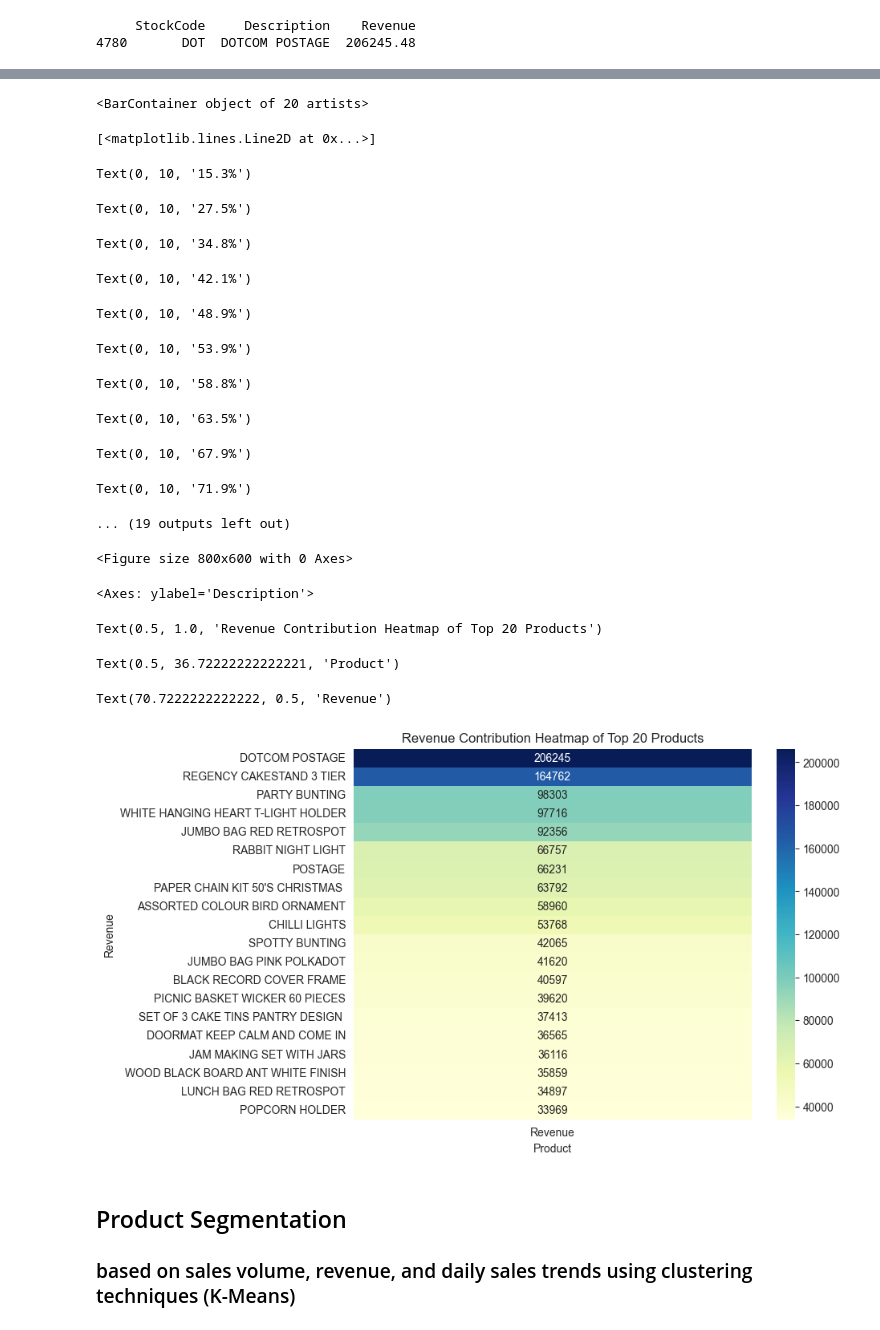
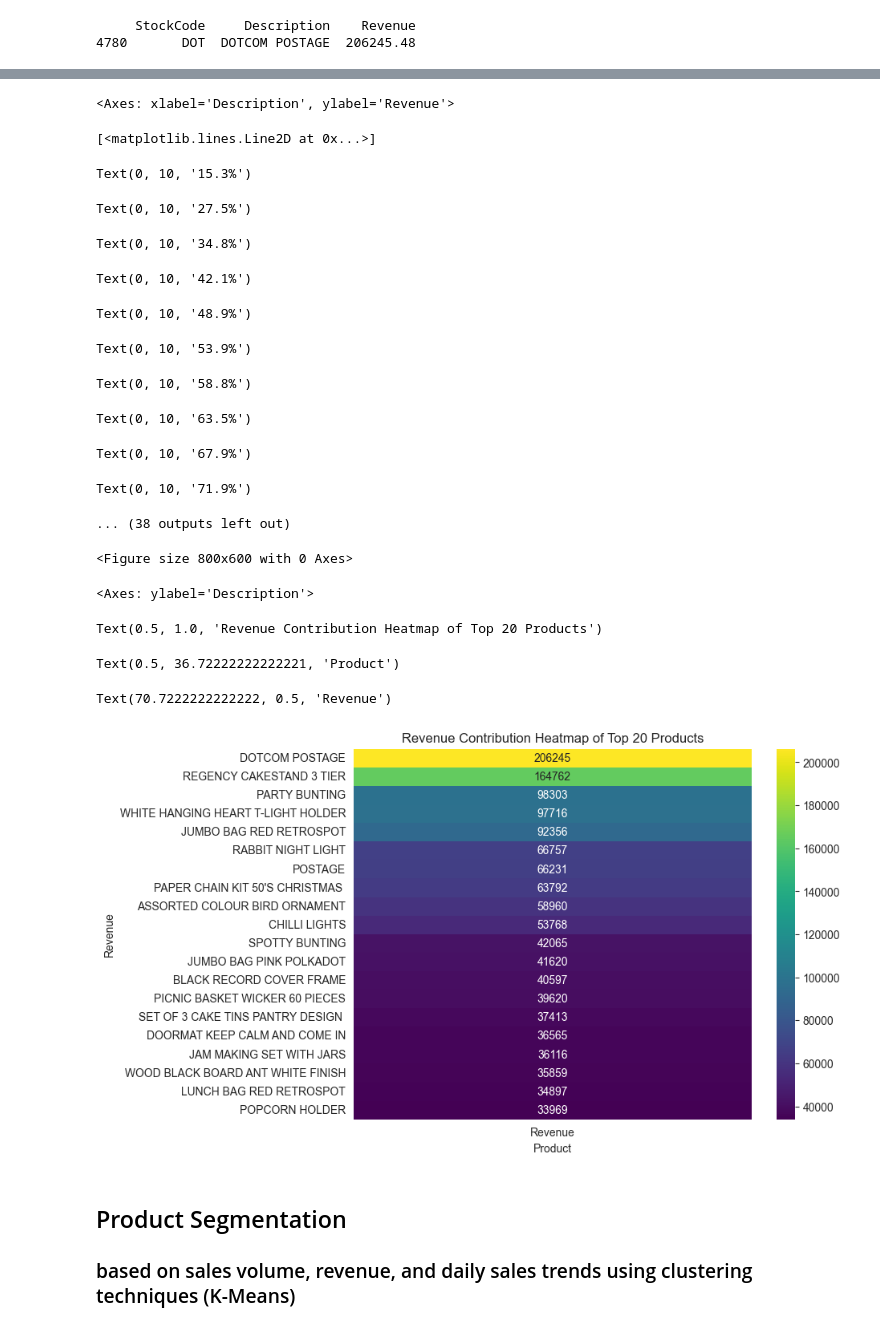
Before and after one commit to skanw/KEDGE_Python-Project_2425, a Jupyter notebook: Project/Suranjana_customerSegmentation.ipynb, the cells around one changed output, grey strips where cells are left out. Saved outputs shown, nothing was run; the diff lists cells and outputs as text; code cells hidden in the pictures.

Commit message:
Revenue analysis and product segmentation completed

```diff
--- a/Project/Suranjana_customerSegmentation.ipynb
+++ b/Project/Suranjana_customerSegmentation.ipynb
@@ -406,46 +425,47 @@ Text(0.5, 1.0, 'Revenue Contribution of Top 20 Products')
 # %%
 
-#Revenue percentage per product using bar graph
+# Create subplots with two axes
+fig, ax1 = plt.subplots(figsize=(12, 8))
 
-# Create subplots with two axes
-fig, ax1 = plt.subplots(figsize=(16, 8))
-
-# Plot the revenue as bars on ax1
-ax1.bar(top_20_contributors['Description'], top_20_contributors['Revenue'], color='hotpink', label='Revenue')
+# Plot the revenue as bars on ax1 (using a color gradient for the bars)
+sns.barplot(x=top_20_contributors['Description'], y=top_20_contributors['Revenue'], color='yellow',edgecolor = 'black', linewidth = 0.5)
 
 # Plot the cumulative percentage on ax2 (second y-axis)
 ax2 = ax1.twinx()
-ax2.plot(top_20_contributors['Description'], top_20_contributors['Cumulative %'], color='yellow', marker='o', linestyle='solid', linewidth=2, markersize=8, label='Cumulative %')
+ax2.plot(top_20_contributors['Description'], top_20_contributors['Cumulative %'], color='hotpink', marker='o', linestyle='-', linewidth=2, markersize=8, label='Cumulative %')
 
 # Labeling the cumulative percentage on the plot
 for i, txt in enumerate(top_20_contributors['Cumulative %']):
     ax2.annotate(f'{txt:.1f}%', (top_20_contributors['Description'].iloc[i], top_20_contributors['Cumulative %'].iloc[i]),
-                 textcoords="offset points", xytext=(0, 10), ha='center', fontsize=9, color='blue')
-print('top_20_contributors:', top_20_contributors)
-# Title and labels
-ax1.set_title('Pareto Chart of Revenue Contribution of Top 20 Contributors')
-ax1.set_xlabel('Product Description')
-ax1.set_ylabel('Revenue', color='hotpink')
-ax2.set_ylabel('Cumulative %', color='yellow')
+                 textcoords="offset points", xytext=(0, 10), ha='center', fontsize=8, color='lightblue')
 
-# # Remove x-axis labels from the bottom and move them to the top
-# ax1.xaxis.set_label_position('top')
-# ax1.tick_params(axis='x', which='both', top=True, bottom=False)
+# Annotate the revenue values above the bars
+for i, revenue in enumerate(top_20_contributors['Revenue']):
+    ax1.text(i, revenue + 5000, f'{revenue:,.0f}', ha='center', fontsize=10, color='white')
 
-# Remove x-axis labels
-ax2.set_xticks([])
+# Title and labels with larger font size for readability
+ax1.set_title('Pareto Chart of Revenue Contribution of Top 20 Contributors', fontsize=20, fontweight='bold')
+ax1.set_xlabel('Product Description', fontsize=14)
+ax1.set_ylabel('Revenue', color='black', fontsize=14)
+ax2.set_ylabel('Cumulative %', color='hotpink', fontsize=14)
 
-# Add legends
-ax1.legend(loc='upper left')
-ax2.legend(loc='upper right')
+# Customize the x-axis labels and rotate them for better readability
+ax1.set_xticklabels(top_20_contributors['Description'], rotation=90, fontsize=12)
 
-# Adjust layout to prevent clipping
+# Add gridlines for the revenue axis (light lines for clarity)
+ax1.grid(axis='y', linestyle='--', alpha=0.7)
+
+# Add legends for both axes
+ax1.legend(loc='center right', fontsize=12)
+ax2.legend(loc='center right', fontsize=12)
+
+# Adjust layout to prevent clipping of labels
 plt.tight_layout()
 
 # Show the plot
 plt.show()
 # %% [output]
-<BarContainer object of 20 artists>
+<Axes: xlabel='Description', ylabel='Revenue'>
 [<matplotlib.lines.Line2D at 0x...>]
 Text(0, 10, '15.3%')
 Text(0, 10, '27.5%')
@@ -457,27 +477,28 @@ Text(0, 10, '58.8%')
 Text(0, 10, '63.5%')
 Text(0, 10, '67.9%')
 Text(0, 10, '71.9%')
-... (19 outputs left out)
+... (38 outputs left out)
 # %%
 #heatmap
 
 # Step 1: Create a pivot table if needed (for row/column organization)
 # If data is already in a 2D format, this step can be skipped
 pareto_pivot = top_20_contributors
+
 # Step 2: Create a heatmap
 plt.figure(figsize=(8, 6))
-sns.heatmap(pareto_pivot.set_index('Description')['Revenue'].to_frame(), annot=True, fmt=".0f", cmap="YlGnBu")
+sns.heatmap(pareto_pivot.set_index('Description')['Revenue'].to_frame(), annot=True, fmt=".0f", cmap="viridis")
 plt.title("Revenue Contribution Heatmap of Top 20 Products")
 plt.xlabel("Product")
 plt.ylabel("Revenue")
 plt.show()
 # %% [output]
 <Figure size 800x600 with 0 Axes>
 <Axes: ylabel='Description'>
 Text(0.5, 1.0, 'Revenue Contribution Heatmap of Top 20 Products')
 Text(0.5, 36.72222222222221, 'Product')
 Text(70.7222222222222, 0.5, 'Revenue')
-[figure, old version]
+[figure, new version]
 # %% [markdown]
  ## Product Segmentation
  ### based on sales volume, revenue, and daily sales trends using clustering techniques (K-Means)
```
Also changed, not shown: parts of 16 cells of this notebook.
